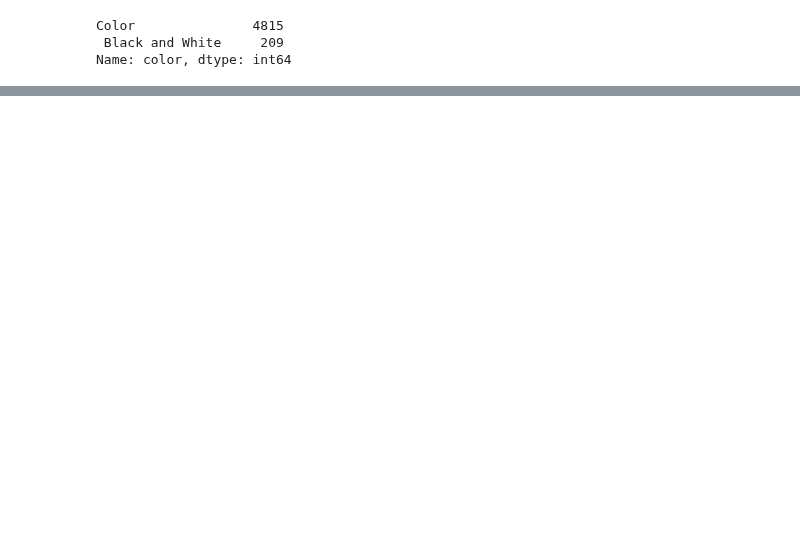
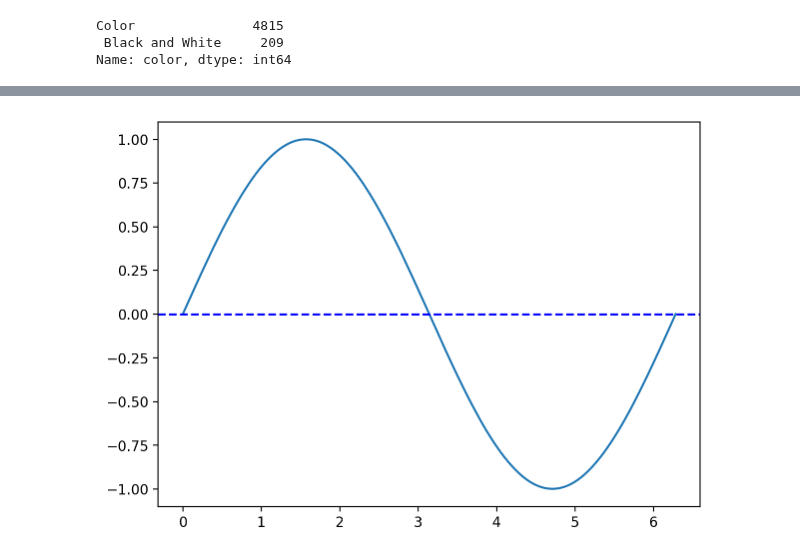
Before and after one commit to ramnareeesh/ml-playgrounds, a Jupyter notebook: Foundations of DS/Lab-2-Data_Visualization.ipynb, the cells around one changed output, grey strips where cells are left out. Cells and saved outputs as stored; diff of their text form; code cells hidden in the pictures; blank space fills up the shorter version.

```diff
--- a/Foundations of DS/Lab-2-Data_Visualization.ipynb
+++ b/Foundations of DS/Lab-2-Data_Visualization.ipynb
@@ -40,0 +124,10 @@ Name: color, dtype: int64
+# %%
+x = np.linspace(start=0, stop=2*np.pi, num=1000)
+y = np.sin(x)
+plt.figure(figsize=(7, 5))
+plt.plot(x, y)
+# adding horizontal line in data co-ordinates
+plt.axhline(0, c="blue", ls="--")
+plt.show()
+# %% [output]
+[figure, added]
```
Also changed, not shown: parts of 6 cells of this notebook, 1 other file.
